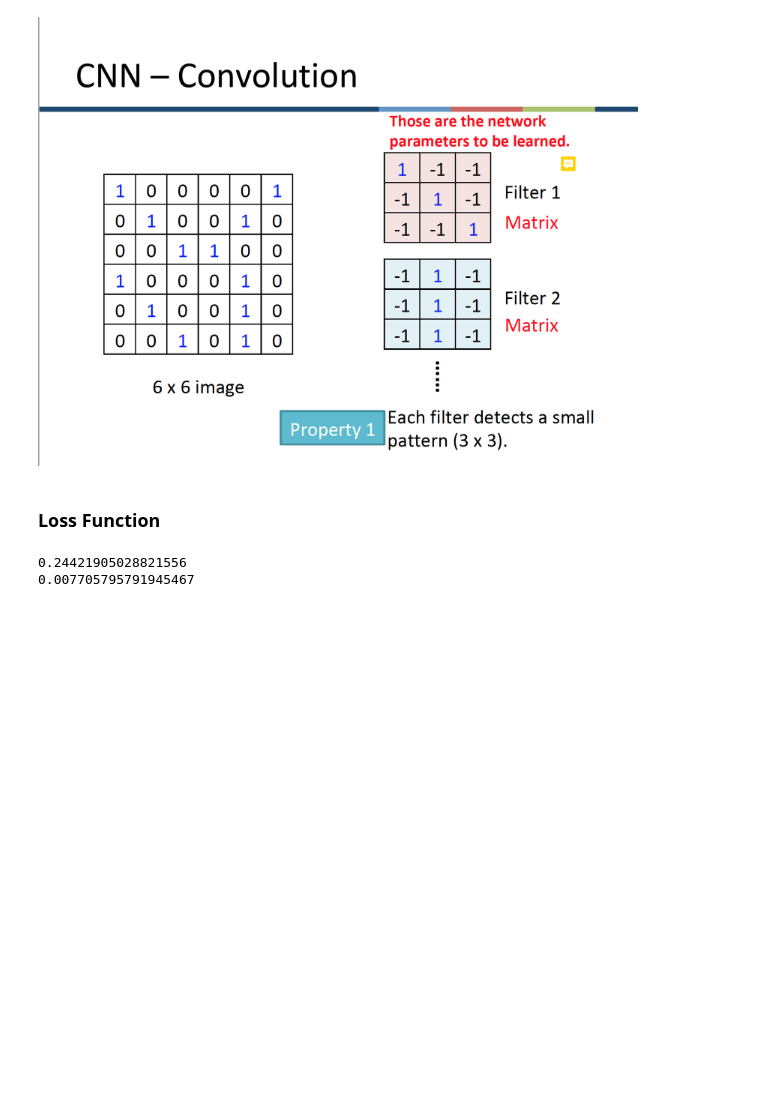
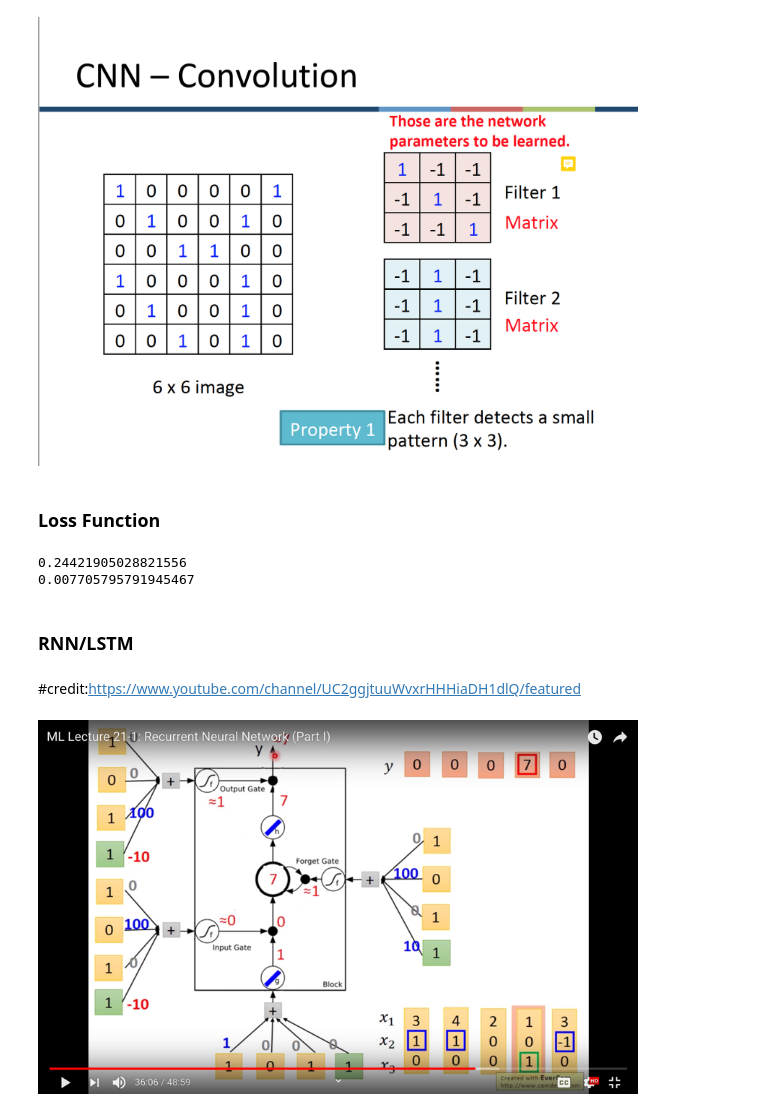
Before and after one commit to weitianyi1996/deepLearning, a Jupyter notebook: DeepLearning Notes.ipynb, the cells around one changed output. Saved outputs shown, nothing was run; the diff lists cells and outputs as text; code cells hidden in the pictures; blank space fills up the shorter version.

```diff
--- a/DeepLearning Notes.ipynb
+++ b/DeepLearning Notes.ipynb
@@ -162,3 +162,13 @@ print(cross_entropy(predictions[1],targets[1]))
 # %% [output]
 0.24421905028821556
 0.007705795791945467
+# %% [markdown]
+### RNN/LSTM
+# %% [markdown]
+#credit:https://www.youtube.com/channel/UC2ggjtuuWvxrHHHiaDH1dlQ/featured
+# %%
+from IPython.display import Image
+PATH = "/Users/wty24/Desktop/2020 Fulltime Data Scientist!/MLscreenShot/"
+Image(filename = PATH + "LSTM1.png", width=600, height=300)
+# %% [output]
+[figure, added]
```
Also changed, not shown: parts of 2 cells of this notebook.
